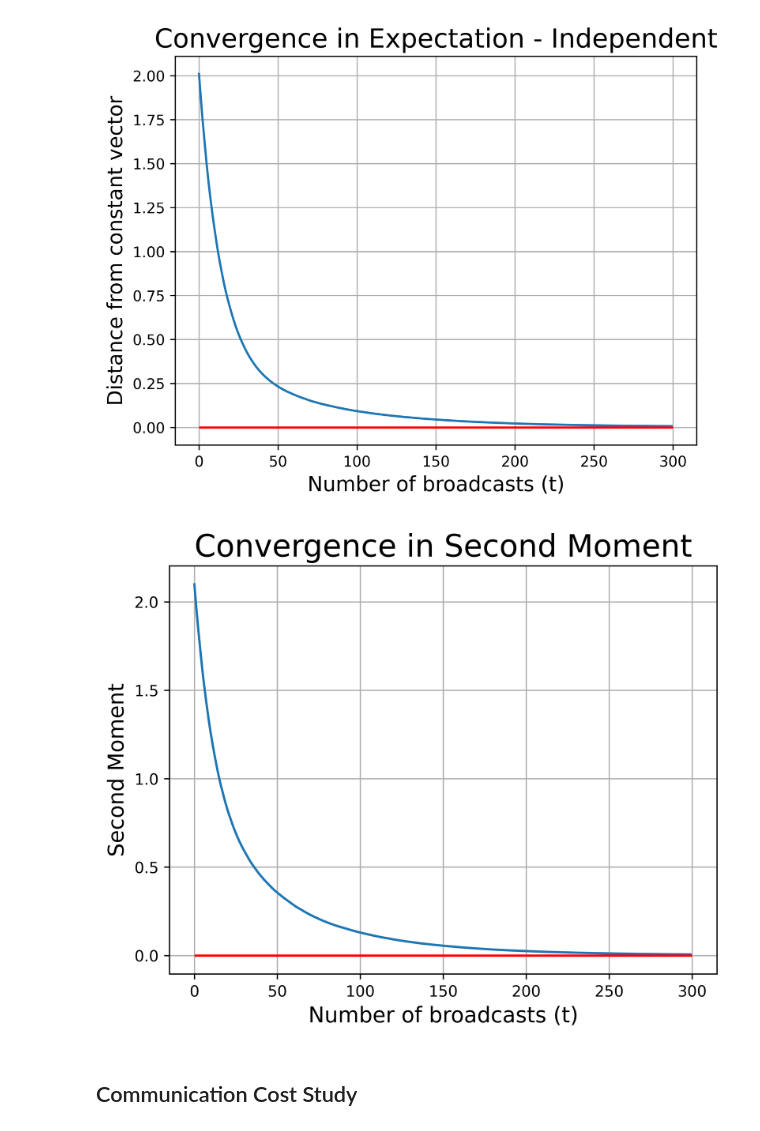
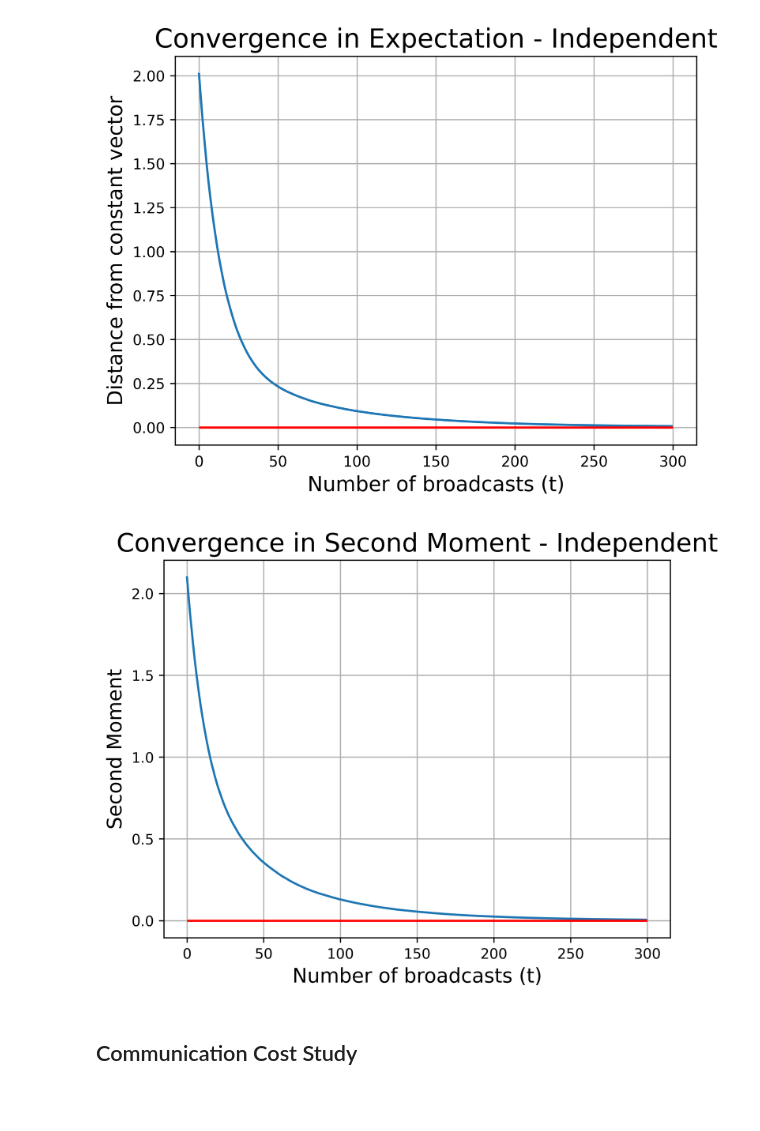
Before and after one commit to John-Zou-PEK/IROP_Broadcast, a Jupyter notebook: Broadcast_algo_file.ipynb, the cells around one changed output. Drawn from its saved outputs; the diff is of its cells as text; code cells hidden in the pictures; blank space fills up the shorter version.

Commit message:
fix(indep_stoch_conv_in_snd_mmt):Adjust title of figure

```diff
--- a/Broadcast_algo_file.ipynb
+++ b/Broadcast_algo_file.ipynb
@@ -264,20 +264,20 @@ plot_vals_indep_2 /= sim_num
 # %%
 #Convergence in second moment plot
 
 import matplotlib.pyplot as plt
 
 fig, ax = plt.subplots()
 
 ax.plot(t_array[0:300], plot_vals_indep_2[0:300])
 ax.hlines(0, 0, 300, colors='r')
 
 ax.grid(True)
 ax.set_xlabel("Number of broadcasts (t)", fontsize=14)
 ax.set_ylabel("Second Moment", fontsize=14)
-ax.set_title("Convergence in Second Moment", fontsize=20)
+ax.set_title("Convergence in Second Moment - Independent", fontsize=18)
 fig.set_dpi(600)
 # %% [output]
-[figure, old version]
+[figure, new version]
 # %% [markdown]
 ## Communication Cost Study
 # %%
```
